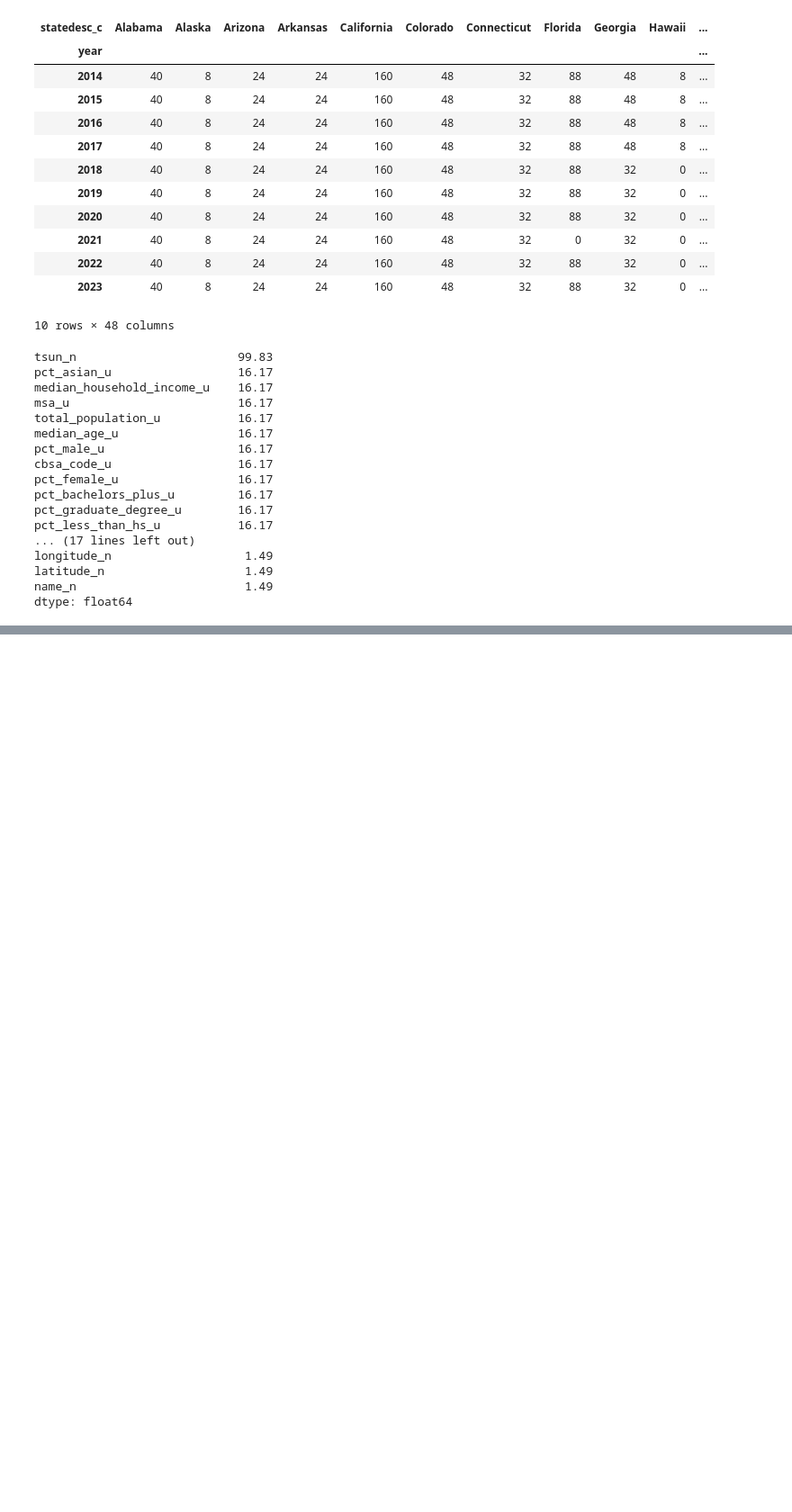
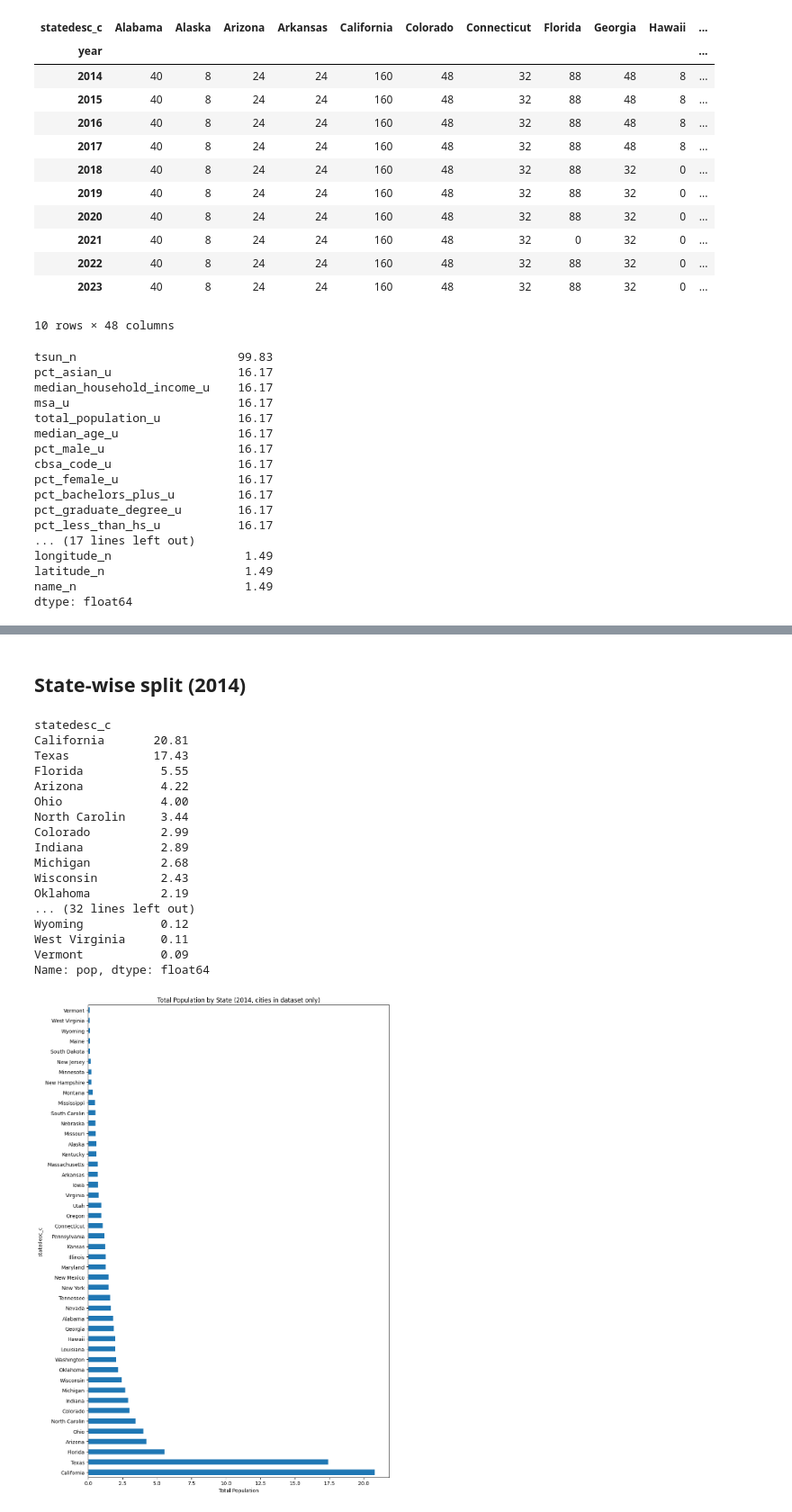
Before and after one commit to hertie-dsa-26/project-krasss, a Jupyter notebook: EDA/eda_rudranshi.ipynb, the cells around one changed output, grey strips where cells are left out. Shown at 90% size. Drawn from its saved outputs; the diff is of its cells as text; code cells hidden in the pictures; blank space fills up the shorter version.

```diff
--- a/EDA/eda_rudranshi.ipynb
+++ b/EDA/eda_rudranshi.ipynb
@@ -86,0 +107,45 @@ dtype: float64
+# %% [markdown]
+## State-wise split (2014)
+# %%
+# Filter for 2014 only
+df_2014 = df_pivot[df_pivot['year'] == 2014].copy()
+
+# Clean population column - it's stored as string with commas
+df_2014['pop'] = df_2014['totalpopulation_c'].str.replace(',', '').astype(float)
+
+# Sum population by state
+state_pop_2014 = df_2014.groupby('statedesc_c')['pop'].sum().sort_values(ascending=False)
+
+state_pop_pct = (state_pop_2014 / state_pop_2014.sum() * 100).round(2)
+print(state_pop_pct)
+
+# Plot
+import matplotlib.pyplot as plt
+
+state_pop_pct.plot(
+    kind='barh',
+    figsize=(10, 14),
+    title='Total Population by State (2014, cities in dataset only)'
+)
+plt.xlabel('Total Population')
+plt.tight_layout()
+plt.show()
+# %% [output]
+statedesc_c
+California       20.81
+Texas            17.43
+Florida           5.55
+Arizona           4.22
+Ohio              4.00
+North Carolin     3.44
+Colorado          2.99
+Indiana           2.89
+Michigan          2.68
+Wisconsin         2.43
+Oklahoma          2.19
+... (32 lines left out)
+Wyoming           0.12
+West Virginia     0.11
+Vermont           0.09
+Name: pop, dtype: float64
+[figure, added]
```
Also changed, not shown: parts of 19 cells of this notebook, 1 other file.
